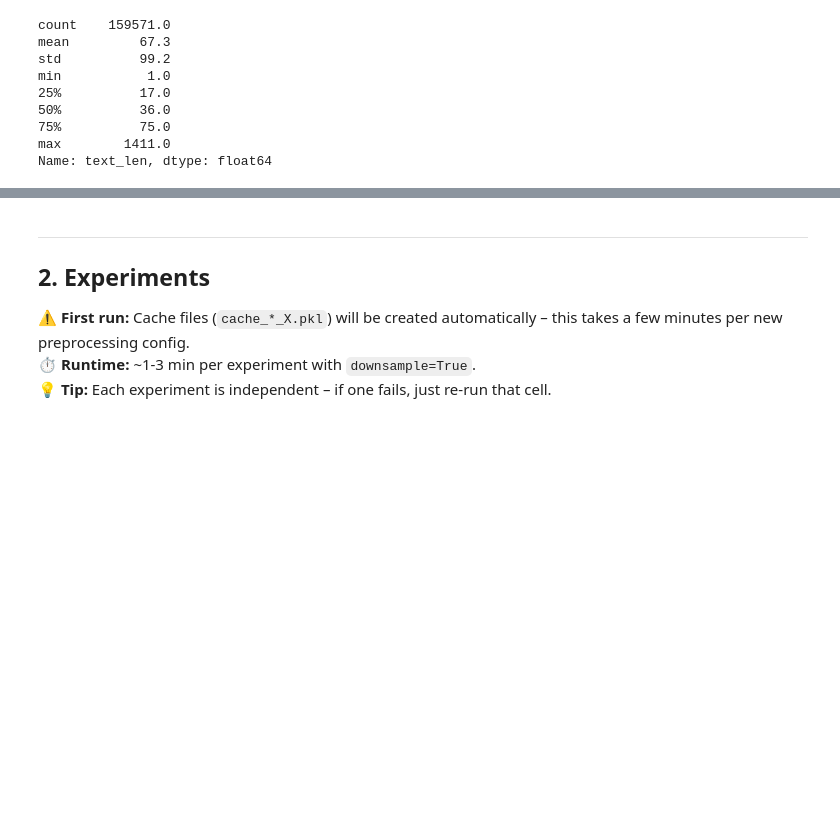
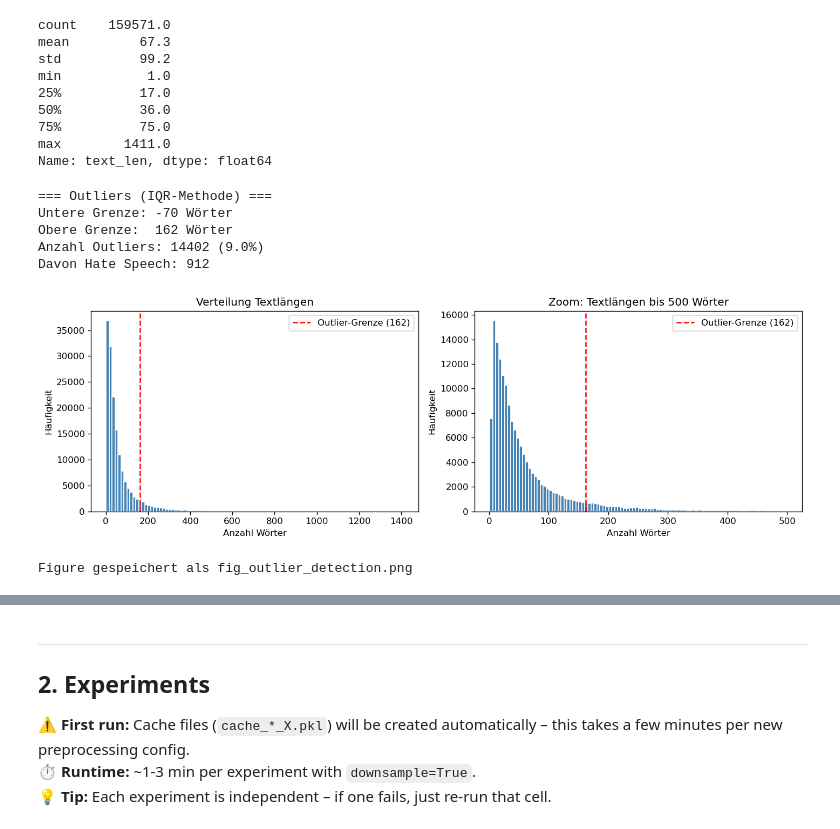
Before and after one commit to sarruja/NLP-Project1, a Jupyter notebook: project1_pipeline.ipynb, the cells around one changed output, grey strips where cells are left out. Cells and saved outputs as stored; diff of their text form; code cells hidden in the pictures; blank space fills up the shorter version.

```diff
--- a/project1_pipeline.ipynb
+++ b/project1_pipeline.ipynb
@@ -119,3 +117,50 @@ min           1.0
 75%          75.0
 max        1411.0
 Name: text_len, dtype: float64
+# %%
+# ─────────────────────────────────────────────
+# OUTLIER DETECTION – Textlängen analysieren
+# ─────────────────────────────────────────────
+import numpy as np
+
+Q1 = df_train['text_len'].quantile(0.25)
+Q3 = df_train['text_len'].quantile(0.75)
+IQR = Q3 - Q1
+lower = Q1 - 1.5 * IQR
+upper = Q3 + 1.5 * IQR
+
+outliers = df_train[(df_train['text_len'] < lower) | (df_train['text_len'] > upper)]
+print(f"=== Outliers (IQR-Methode) ===")
+print(f"Untere Grenze: {lower:.0f} Wörter")
+print(f"Obere Grenze:  {upper:.0f} Wörter")
+print(f"Anzahl Outliers: {len(outliers)} ({100*len(outliers)/len(df_train):.1f}%)")
+hate_cols = ['toxic','severe_toxic','obscene','threat','insult','identity_hate']
+print(f"Davon Hate Speech: {outliers[outliers[hate_cols].max(axis=1)==1].shape[0]}")
+
+fig, axes = plt.subplots(1, 2, figsize=(12, 4))
+axes[0].hist(df_train['text_len'], bins=100, color='steelblue', edgecolor='white')
+axes[0].axvline(upper, color='red', linestyle='--', label=f'Outlier-Grenze ({upper:.0f})')
+axes[0].set_title('Verteilung Textlängen')
+axes[0].set_xlabel('Anzahl Wörter')
+axes[0].set_ylabel('Häufigkeit')
+axes[0].legend()
+
+axes[1].hist(df_train[df_train['text_len'] <= 500]['text_len'], bins=100, color='steelblue', edgecolor='white')
+axes[1].axvline(upper, color='red', linestyle='--', label=f'Outlier-Grenze ({upper:.0f})')
+axes[1].set_title('Zoom: Textlängen bis 500 Wörter')
+axes[1].set_xlabel('Anzahl Wörter')
+axes[1].set_ylabel('Häufigkeit')
+axes[1].legend()
+
+plt.tight_layout()
+plt.savefig('fig_outlier_detection.png', bbox_inches='tight')
+plt.show()
+print("Figure gespeichert als fig_outlier_detection.png")
+# %% [output]
+=== Outliers (IQR-Methode) ===
+Untere Grenze: -70 Wörter
+Obere Grenze:  162 Wörter
+Anzahl Outliers: 14402 (9.0%)
+Davon Hate Speech: 912
+[figure, added]
+Figure gespeichert als fig_outlier_detection.png
```
Also changed, not shown: parts of 12 cells of this notebook.
